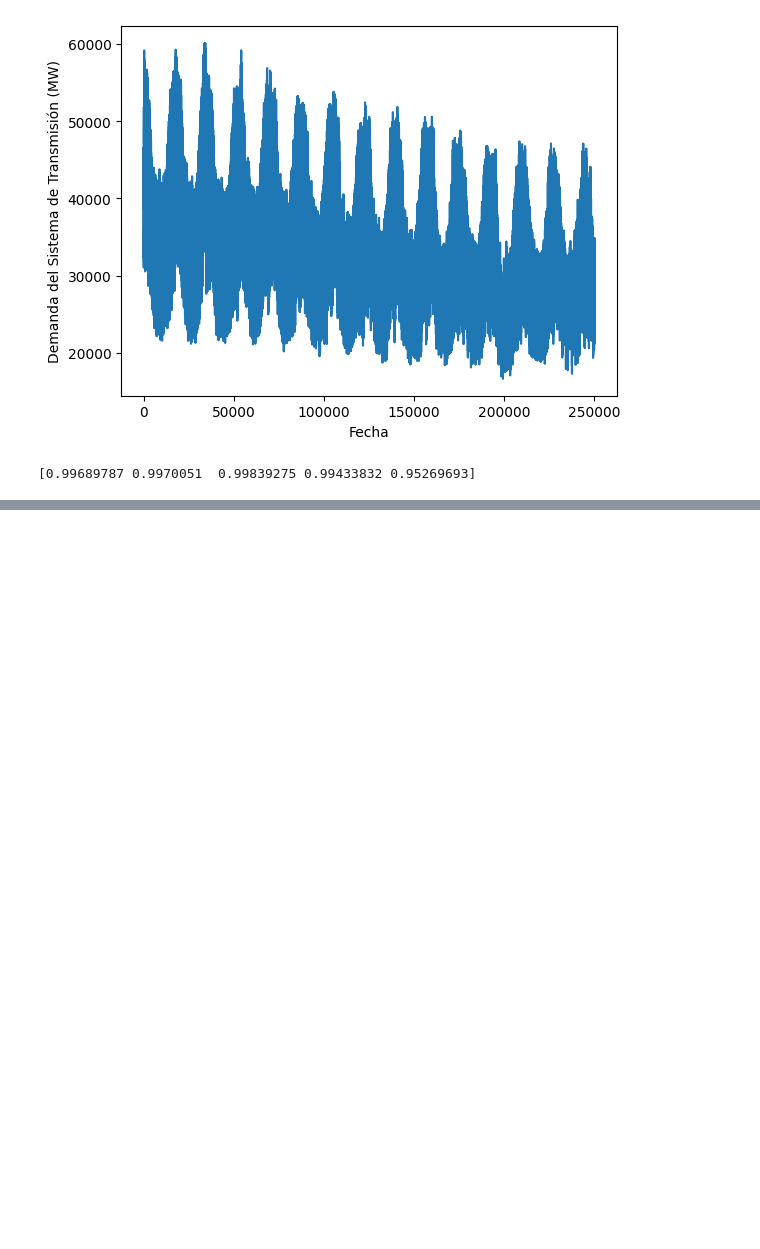
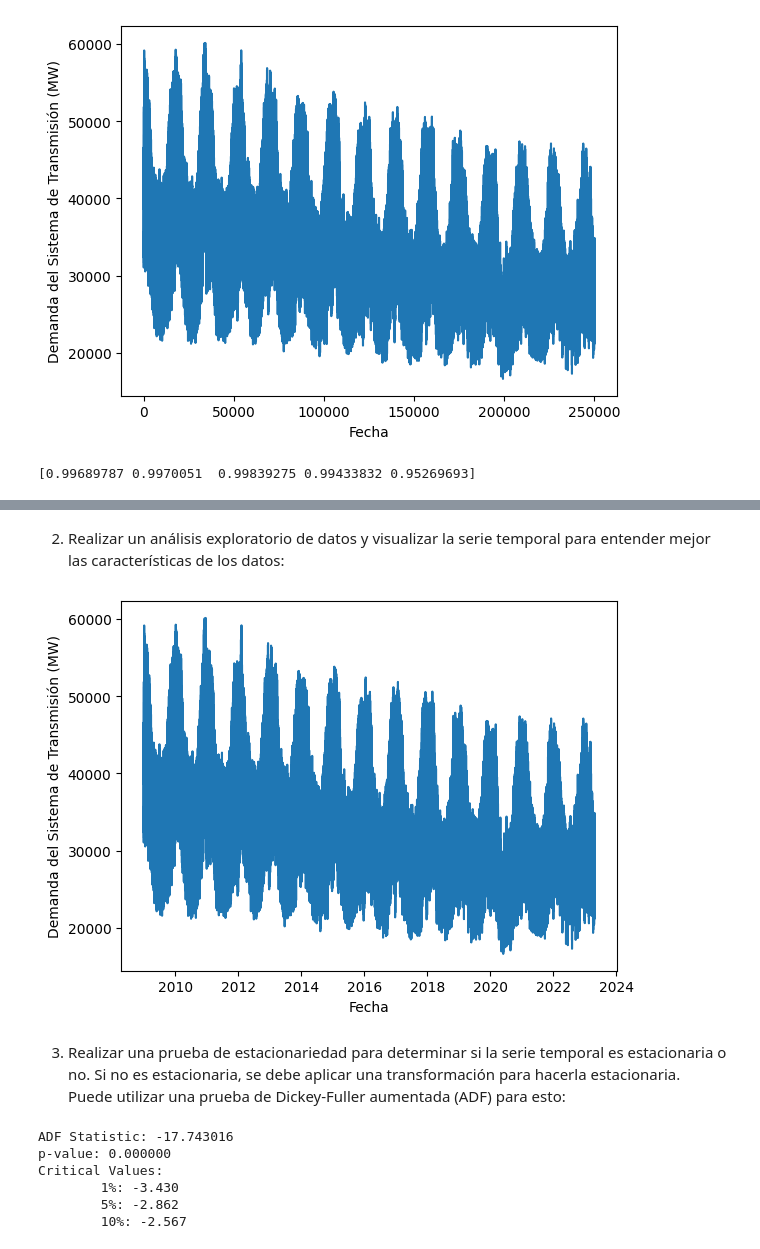
Before and after one commit to Krtucho/NataSquad-AI-Hackathon, a Jupyter notebook: code.ipynb, the cells around one changed output, grey strips where cells are left out. Drawn from its saved outputs; the diff is of its cells as text; code cells hidden in the pictures; blank space fills up the shorter version.

```diff
--- a/code.ipynb
+++ b/code.ipynb
@@ -149,0 +168,40 @@ MAE: 0.07986858028594537
+# %%
+import pandas as pd
+
+# Cargar los datos históricos
+data = pd.read_csv('/content/historic_demand_2009_2023_noNaN.csv', parse_dates=['settlement_date'])
+data.set_index('settlement_date', inplace=True)
+
+# Seleccionar la columna de la demanda del sistema de transmisión (TSD)
+tsd = data['tsd']
+# %% [markdown]
+2. Realizar un análisis exploratorio de datos y visualizar la serie temporal para entender mejor las características de los datos:
+# %%
+import matplotlib.pyplot as plt
+
+# Visualizar la serie temporal
+plt.plot(tsd)
+plt.xlabel('Fecha')
+plt.ylabel('Demanda del Sistema de Transmisión (MW)')
+plt.show()
+# %% [output]
+[figure, added]
+# %% [markdown]
+3. Realizar una prueba de estacionariedad para determinar si la serie temporal es estacionaria o no. Si no es estacionaria, se debe aplicar una transformación para hacerla estacionaria. Puede utilizar una prueba de Dickey-Fuller aumentada (ADF) para esto:
+# %%
+from statsmodels.tsa.stattools import adfuller
+
+# Realizar una prueba de Dickey-Fuller aumentada (ADF)
+result = adfuller(tsd)
+print('ADF Statistic: %f' % result[0])
+print('p-value: %f' % result[1])
+print('Critical Values:')
+for key, value in result[4].items():
+    print('\t%s: %.3f' % (key, value))
+# %% [output]
+ADF Statistic: -17.743016
+p-value: 0.000000
+Critical Values:
+        1%: -3.430
+        5%: -2.862
+        10%: -2.567
```
Also changed, not shown: parts of 20 cells of this notebook, 2 other files.
